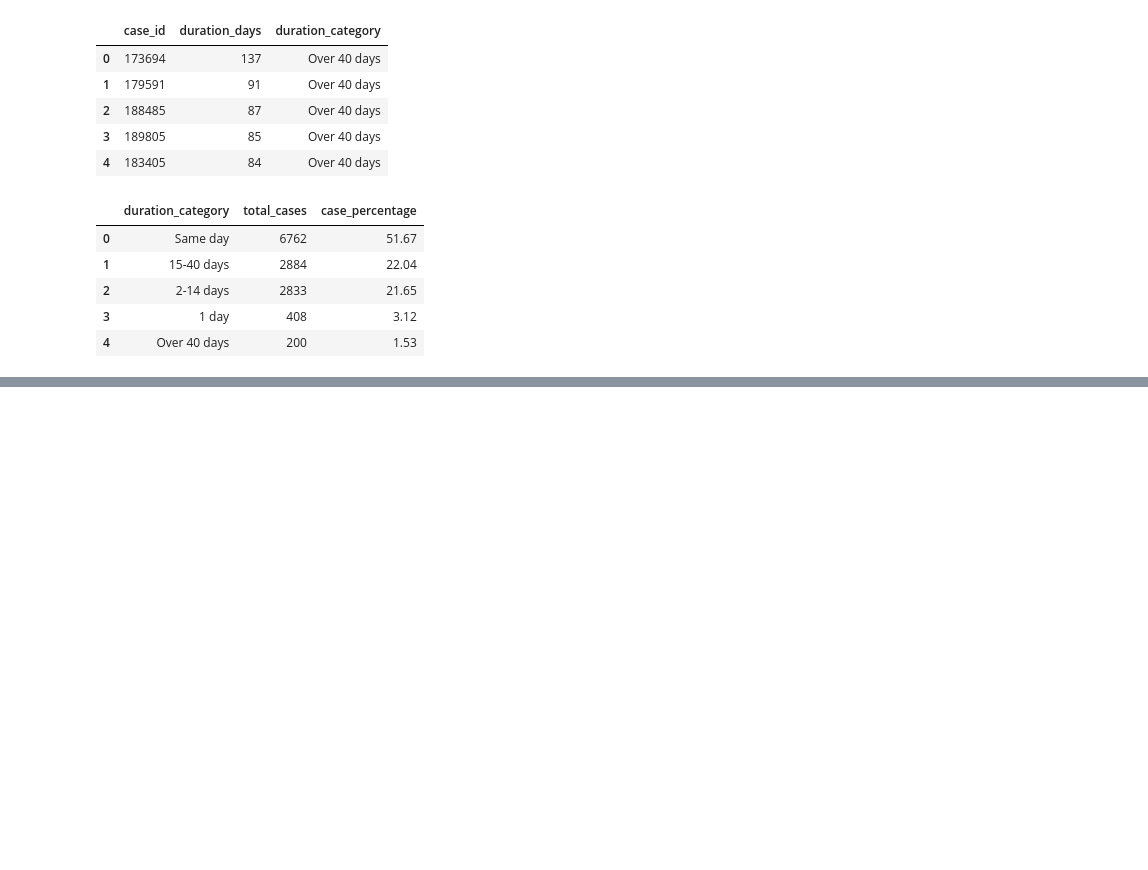
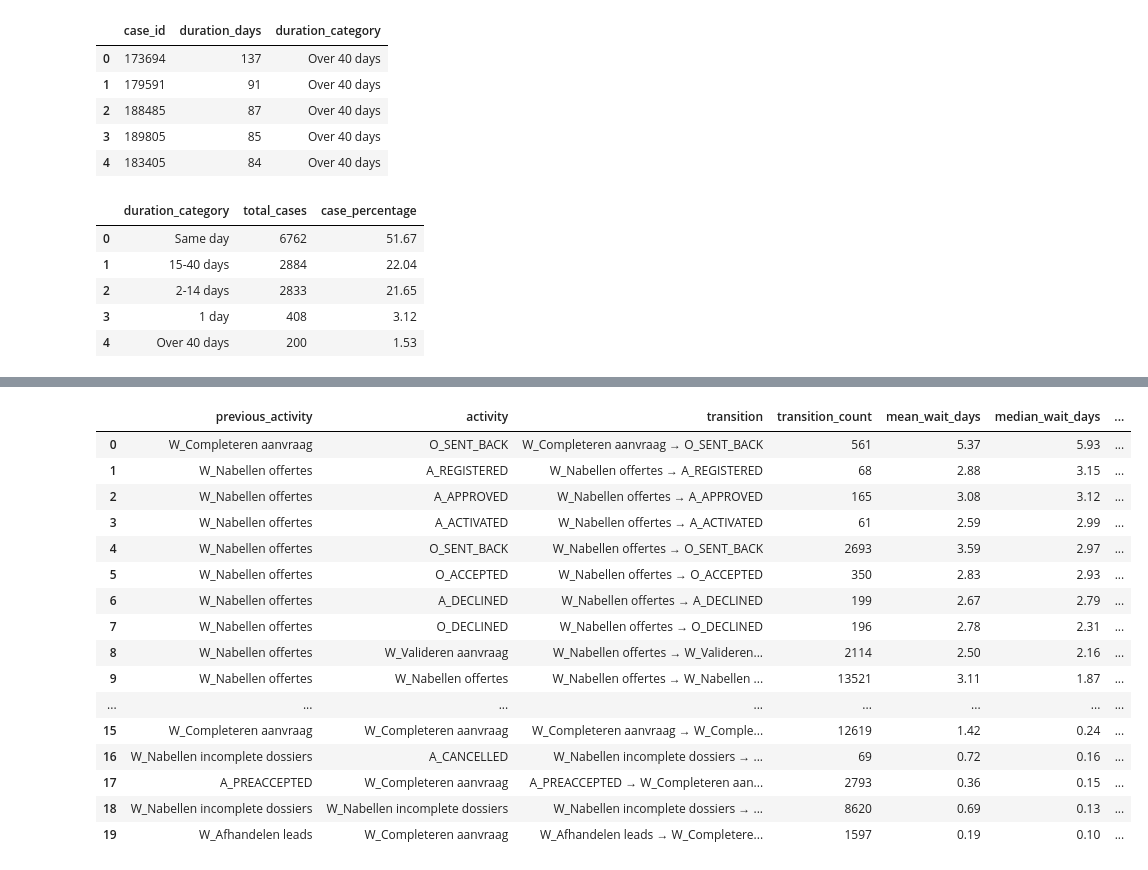
Before and after one commit to brunopn-code/workflow-performance-analytics, a Jupyter notebook: notebooks/03_sql_kpi_analysis.ipynb, the cells around one changed output, grey strips where cells are left out. Saved outputs shown, nothing was run; the diff lists cells and outputs as text; code cells hidden in the pictures; blank space fills up the shorter version.

```diff
--- a/notebooks/03_sql_kpi_analysis.ipynb
+++ b/notebooks/03_sql_kpi_analysis.ipynb
@@ -154,0 +398,38 @@ ORDER BY total_cases DESC
+# %%
+waiting_time_summary_sql = con.sql("""
+SELECT
+    previous_activity,
+    activity,
+    previous_activity || ' → ' || activity AS transition,
+    COUNT(*) AS transition_count,
+    ROUND(AVG(waiting_time_days), 2) AS mean_wait_days,
+    ROUND(MEDIAN(waiting_time_days), 2) AS median_wait_days,
+    ROUND(QUANTILE_CONT(waiting_time_days, 0.95), 2) AS p95_wait_days,
+    ROUND(MAX(waiting_time_days), 2) AS max_wait_days
+FROM waiting_times
+GROUP BY
+    previous_activity,
+    activity
+HAVING COUNT(*) >= 30
+ORDER BY median_wait_days DESC
+""").df()
+
+waiting_time_summary_sql.head(20)
+# %% [output]
+|  | previous_activity | activity | transition | transition_count | mean_wait_days | median_wait_days | ... |
+| 0 | W_Completeren aanvraag | O_SENT_BACK | W_Completeren aanvraag → O_SENT_BACK | 561 | 5.37 | 5.93 | ... |
+| 1 | W_Nabellen offertes | A_REGISTERED | W_Nabellen offertes → A_REGISTERED | 68 | 2.88 | 3.15 | ... |
+| 2 | W_Nabellen offertes | A_APPROVED | W_Nabellen offertes → A_APPROVED | 165 | 3.08 | 3.12 | ... |
+| 3 | W_Nabellen offertes | A_ACTIVATED | W_Nabellen offertes → A_ACTIVATED | 61 | 2.59 | 2.99 | ... |
+| 4 | W_Nabellen offertes | O_SENT_BACK | W_Nabellen offertes → O_SENT_BACK | 2693 | 3.59 | 2.97 | ... |
+| 5 | W_Nabellen offertes | O_ACCEPTED | W_Nabellen offertes → O_ACCEPTED | 350 | 2.83 | 2.93 | ... |
+| 6 | W_Nabellen offertes | A_DECLINED | W_Nabellen offertes → A_DECLINED | 199 | 2.67 | 2.79 | ... |
+| 7 | W_Nabellen offertes | O_DECLINED | W_Nabellen offertes → O_DECLINED | 196 | 2.78 | 2.31 | ... |
+| 8 | W_Nabellen offertes | W_Valideren aanvraag | W_Nabellen offertes → W_Valideren... | 2114 | 2.50 | 2.16 | ... |
+| 9 | W_Nabellen offertes | W_Nabellen offertes | W_Nabellen offertes → W_Nabellen ... | 13521 | 3.11 | 1.87 | ... |
+| ... | ... | ... | ... | ... | ... | ... | ... |
+| 15 | W_Completeren aanvraag | W_Completeren aanvraag | W_Completeren aanvraag → W_Comple... | 12619 | 1.42 | 0.24 | ... |
+| 16 | W_Nabellen incomplete dossiers | A_CANCELLED | W_Nabellen incomplete dossiers → ... | 69 | 0.72 | 0.16 | ... |
+| 17 | A_PREACCEPTED | W_Completeren aanvraag | A_PREACCEPTED → W_Completeren aan... | 2793 | 0.36 | 0.15 | ... |
+| 18 | W_Nabellen incomplete dossiers | W_Nabellen incomplete dossiers | W_Nabellen incomplete dossiers → ... | 8620 | 0.69 | 0.13 | ... |
+| 19 | W_Afhandelen leads | W_Completeren aanvraag | W_Afhandelen leads → W_Completere... | 1597 | 0.19 | 0.10 | ... |
```
Also changed, not shown: parts of 17 cells of this notebook.
